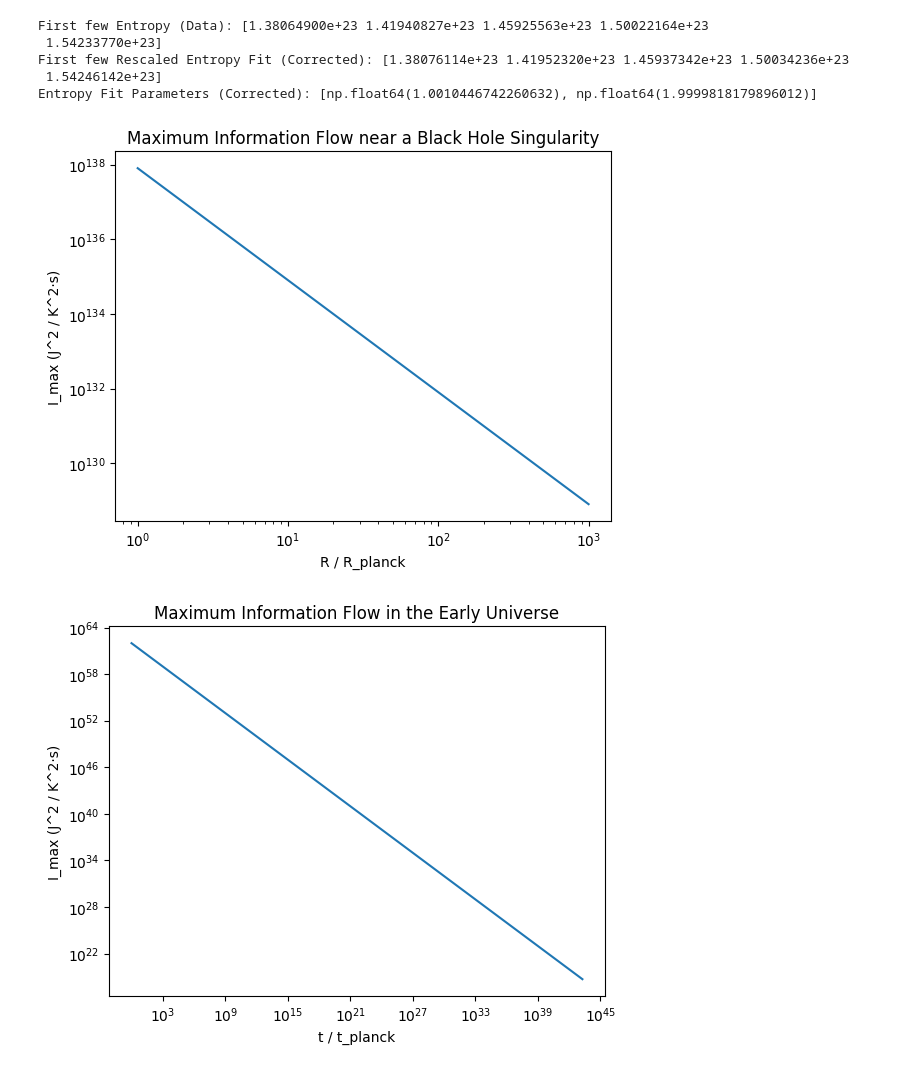
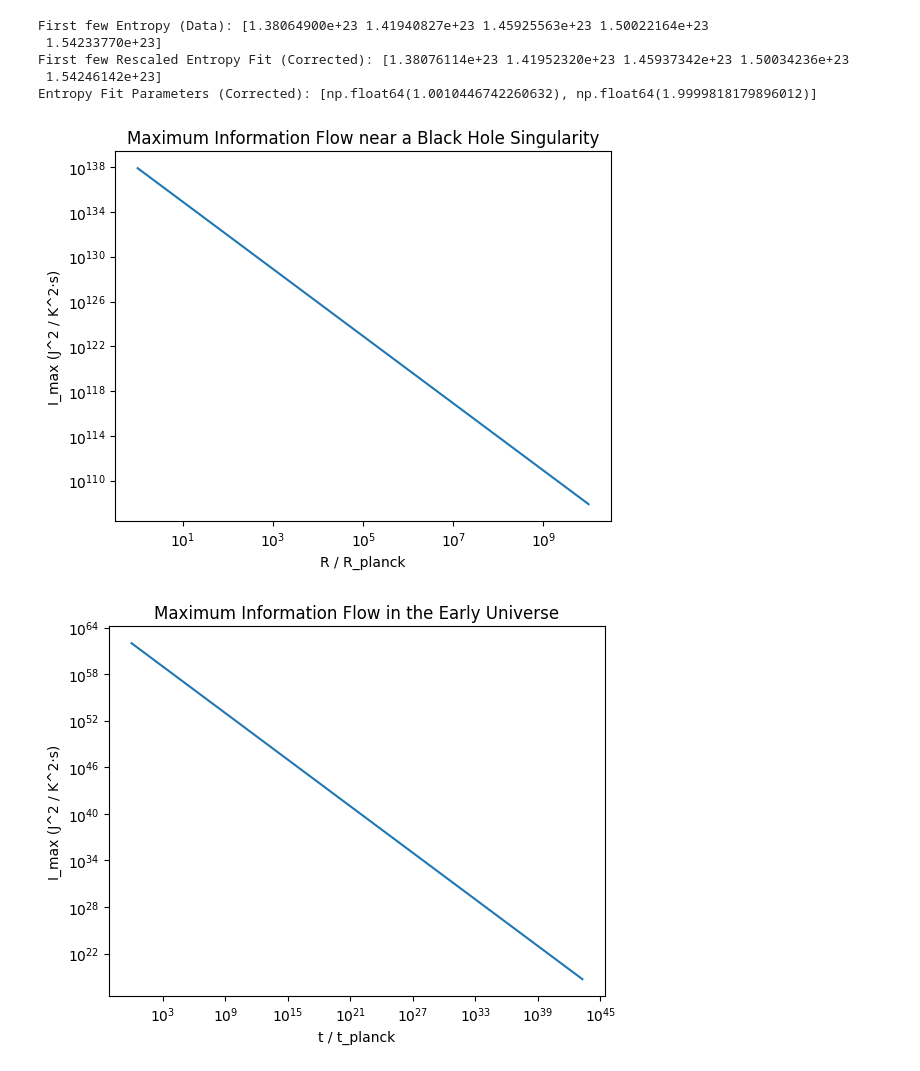
Before and after one commit to nking-1/Generativity, a Jupyter notebook: ComplexityEfficiency.ipynb, the cells around one changed output. Saved outputs shown, nothing was run; the diff lists cells and outputs as text; code cells hidden in the pictures.

```diff
--- a/ComplexityEfficiency.ipynb
+++ b/ComplexityEfficiency.ipynb
@@ -1103,35 +1103,35 @@ Entropy Fit Parameters (Corrected): [np.float64(1.0010446742260632), np.float64(
 import numpy as np
 
 # Constants
 G = 6.67430e-11  # Gravitational constant (m^3 / kg / s^2)
 c = 3.00e8       # Speed of light (m/s)
 hbar = 1.0545718e-34  # Reduced Planck constant (J·s)
 k_B = 1.380649e-23    # Boltzmann constant (J/K)
 
 # Planck length
 R_planck = np.sqrt(hbar * G / c**3)
 
 # Black hole parameters
 M = 1.989e30  # Black hole mass (kg) - example: 1 solar mass
 
 # Characteristic scale (R) array approaching the singularity
-R_values = np.geomspace(R_planck, 1e3 * R_planck, 1000)  # From Planck length to near Planck scale
+R_values = np.geomspace(R_planck, 1e10 * R_planck, 1000)  # From Planck length to near Planck scale
 
 # Compute rho and I_max
 rho_values = M / (R_values**3)  # Energy density
 I_max_values = k_B**2 * (rho_values**2 * R_values**3 * c) / G  # Maximum information flow
 
 # Output results
 import matplotlib.pyplot as plt
 plt.plot(R_values / R_planck, I_max_values)
 plt.xscale("log")
 plt.yscale("log")
 plt.xlabel("R / R_planck")
 plt.ylabel("I_max (J^2 / K^2·s)")
 plt.title("Maximum Information Flow near a Black Hole Singularity")
 plt.show()
 # %% [output]
-[figure, old version]
+[figure, new version]
 # %%
 import numpy as np
 import matplotlib.pyplot as plt
```
Also changed, not shown: parts of 19 cells of this notebook.
